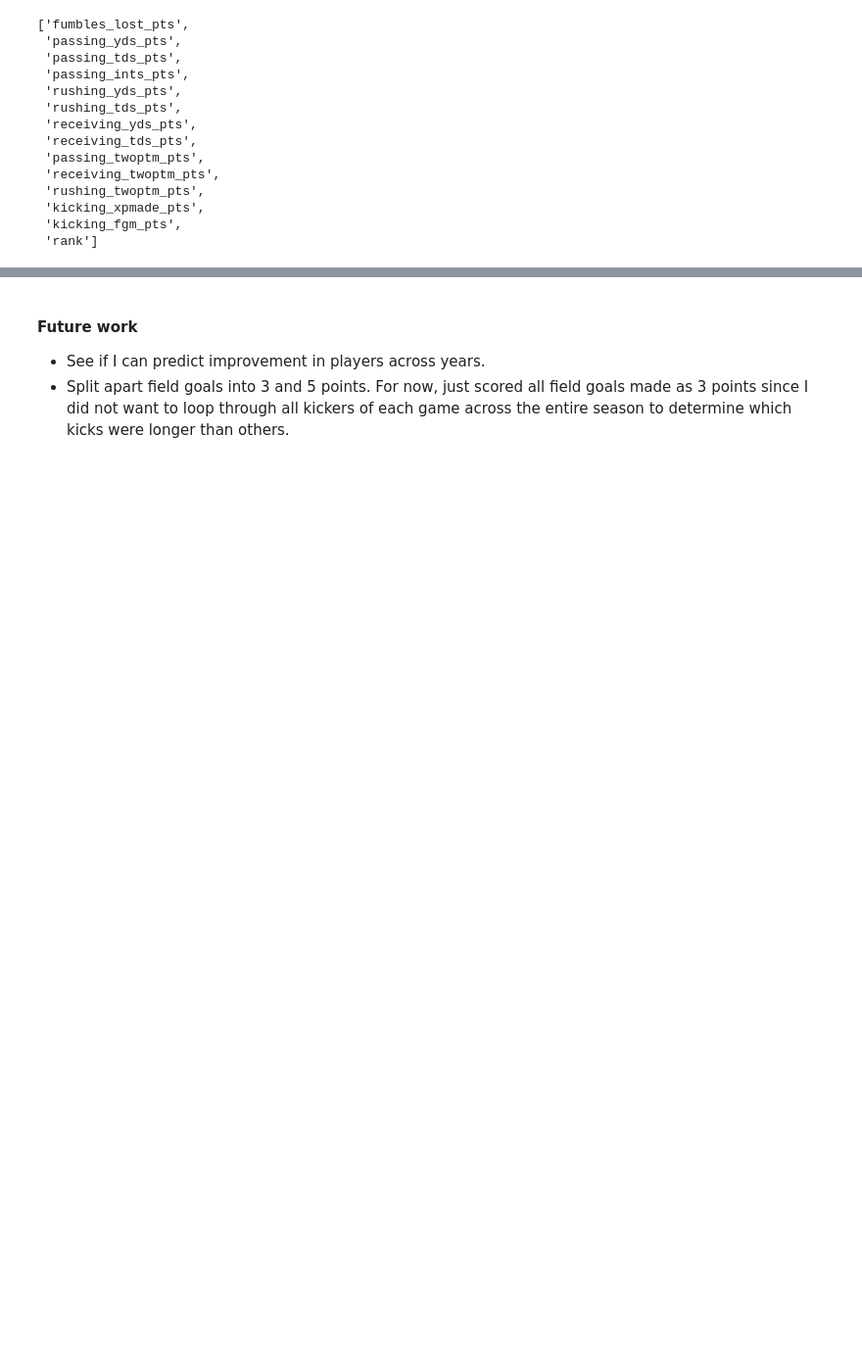
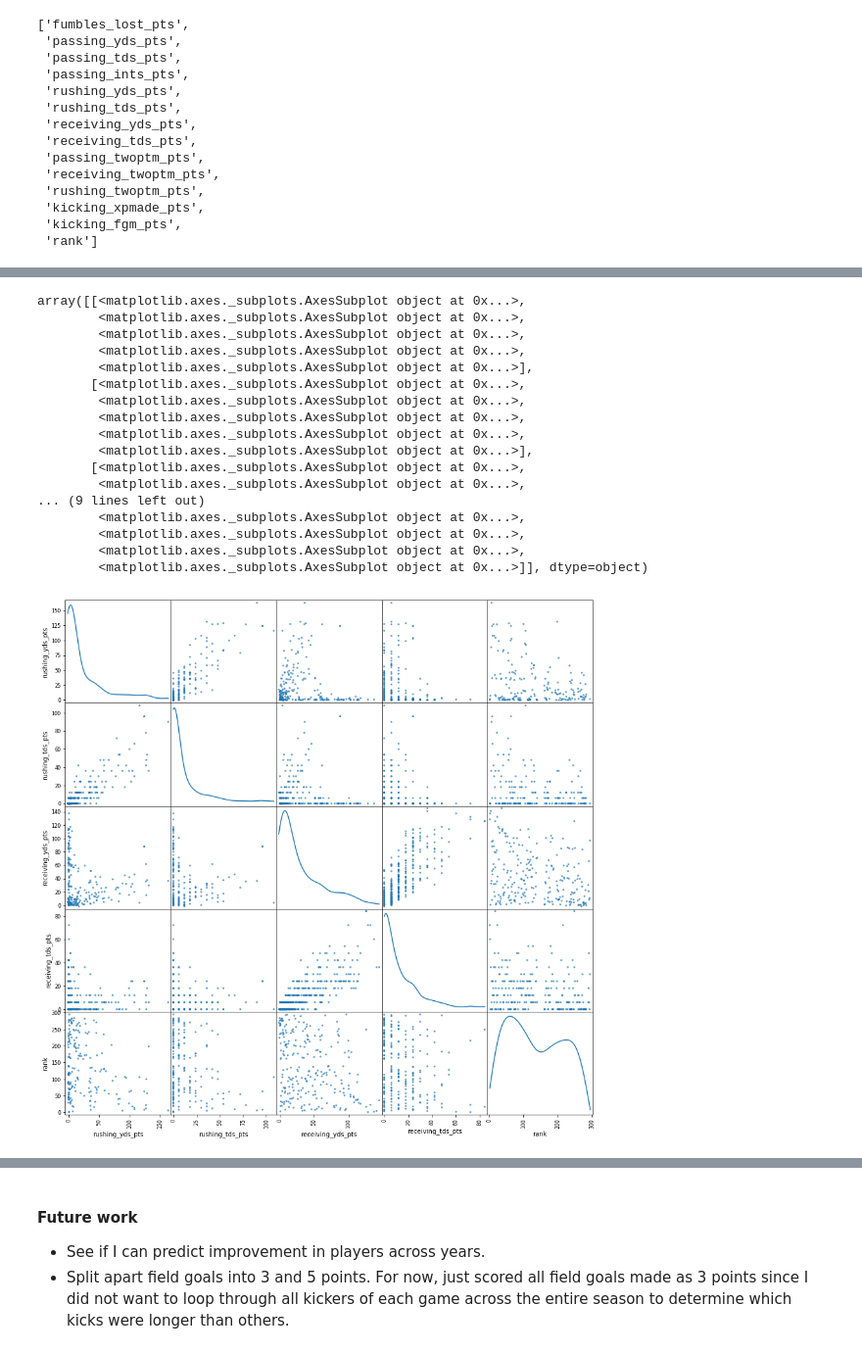
Before and after one commit to wendybo/GA_Class_Project, a Jupyter notebook: project.ipynb, the cells around one changed output, grey strips where cells are left out. Shown at 98% size. Cells and saved outputs as stored; diff of their text form; code cells hidden in the pictures; blank space fills up the shorter version.

```diff
--- a/project.ipynb
+++ b/project.ipynb
@@ -322,0 +346,24 @@ nfl.columns.tolist()
+# %%
+# Plot just the stronger correlated variables
+pd.plotting.scatter_matrix(nfl[['rushing_yds_pts', 'rushing_tds_pts', 'receiving_yds_pts', 'receiving_tds_pts', 'rank']], alpha=0.7, figsize=(15, 15), diagonal='kde')
+# Nothing appears to be correlated with rank directly
+# But there are strong correlations between receiving yards/tds or rushing yards/tds
+# %% [output]
+array([[<matplotlib.axes._subplots.AxesSubplot object at 0x...>,
+        <matplotlib.axes._subplots.AxesSubplot object at 0x...>,
+        <matplotlib.axes._subplots.AxesSubplot object at 0x...>,
+        <matplotlib.axes._subplots.AxesSubplot object at 0x...>,
+        <matplotlib.axes._subplots.AxesSubplot object at 0x...>],
+       [<matplotlib.axes._subplots.AxesSubplot object at 0x...>,
+        <matplotlib.axes._subplots.AxesSubplot object at 0x...>,
+        <matplotlib.axes._subplots.AxesSubplot object at 0x...>,
+        <matplotlib.axes._subplots.AxesSubplot object at 0x...>,
+        <matplotlib.axes._subplots.AxesSubplot object at 0x...>],
+       [<matplotlib.axes._subplots.AxesSubplot object at 0x...>,
+        <matplotlib.axes._subplots.AxesSubplot object at 0x...>,
+... (9 lines left out)
+        <matplotlib.axes._subplots.AxesSubplot object at 0x...>,
+        <matplotlib.axes._subplots.AxesSubplot object at 0x...>,
+        <matplotlib.axes._subplots.AxesSubplot object at 0x...>,
+        <matplotlib.axes._subplots.AxesSubplot object at 0x...>]], dtype=object)
+[figure, added]
```
Also changed, not shown: parts of 45 cells of this notebook.
